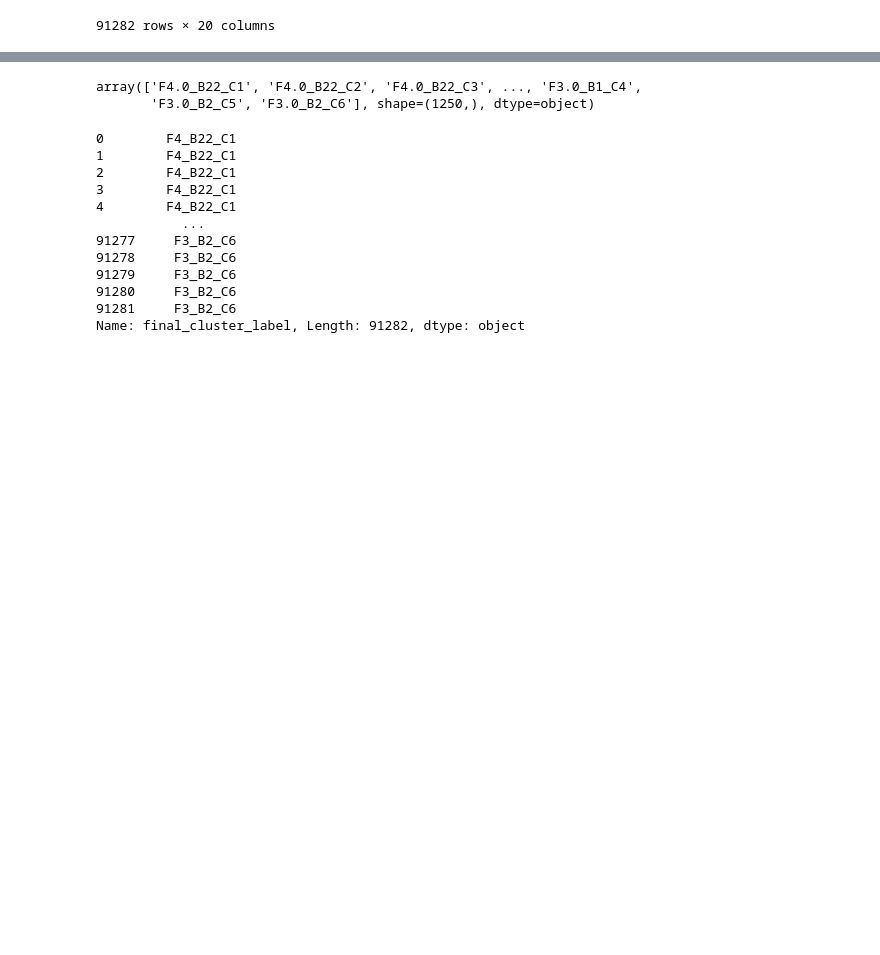
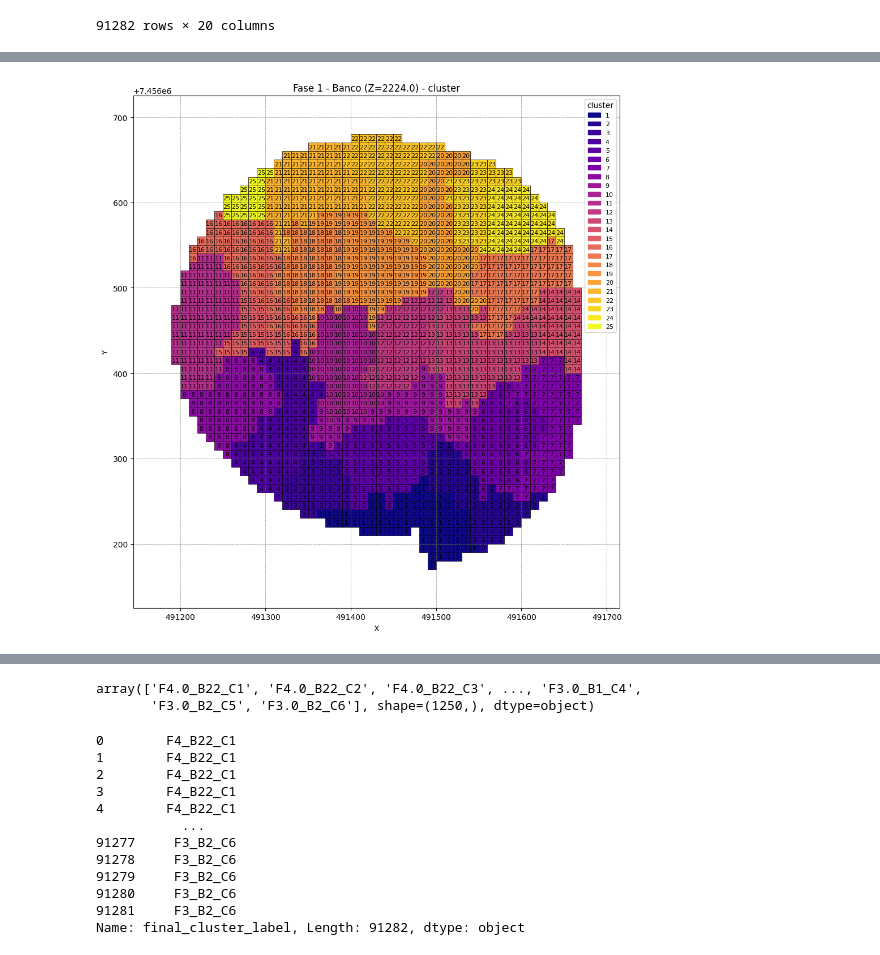
Before and after one commit to Felipe-Asbun-Torres/Laboratorio-2, a Jupyter notebook: ClusteringTabesh2011.ipynb, the cells around one changed output, grey strips where cells are left out. Drawn from its saved outputs; the diff is of its cells as text; code cells hidden in the pictures; blank space fills up the shorter version.

```diff
--- a/ClusteringTabesh2011.ipynb
+++ b/ClusteringTabesh2011.ipynb
@@ -182,0 +253,4 @@ df_mina_clustered = pd.read_csv("df_mina_clustered_4.csv")
+# %%
+tbsh.plot_fase_banco(df_inf, 'cluster')
+# %% [output]
+[figure, added]
```
Also changed, not shown: parts of 10 cells of this notebook, 1 other file.
